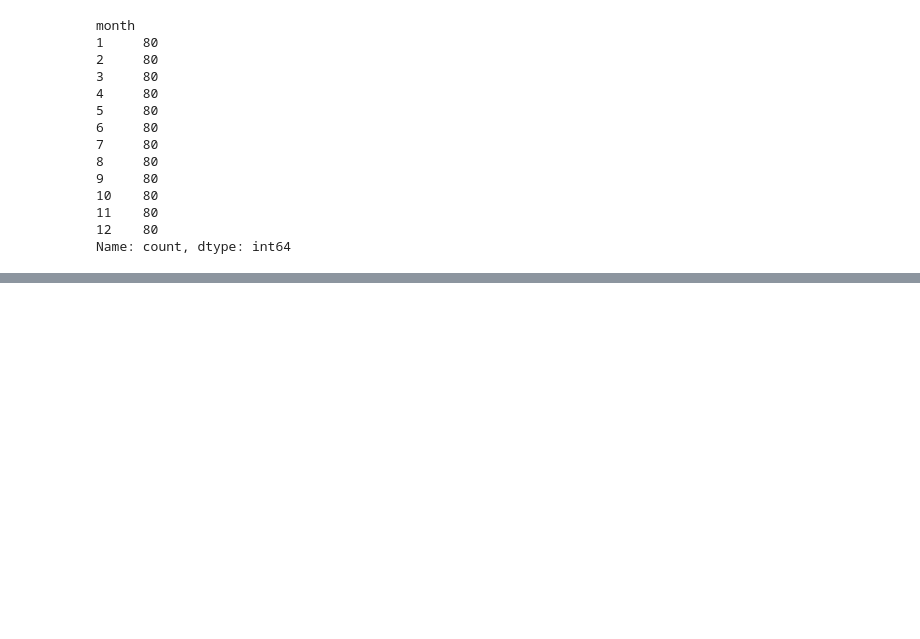
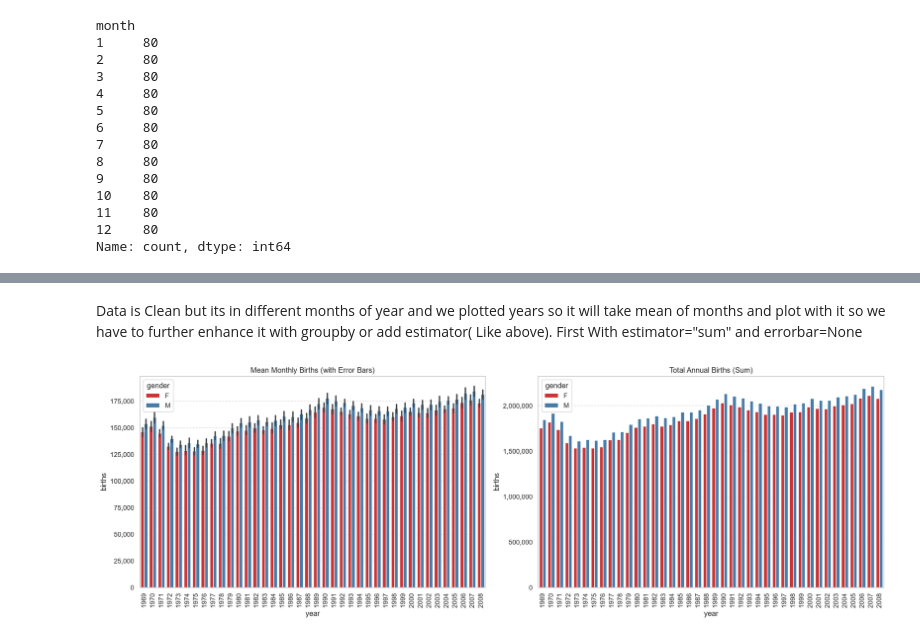
Before and after one commit to muneeb112233/Data_Analysis, a Jupyter notebook: Birth_Rate/Analysis.ipynb, the cells around one changed output, grey strips where cells are left out. Cells and saved outputs as stored; diff of their text form; code cells hidden in the pictures; blank space fills up the shorter version.

```diff
--- a/Birth_Rate/Analysis.ipynb
+++ b/Birth_Rate/Analysis.ipynb
@@ -262,0 +318,42 @@ plt.show()
+# %% [markdown]
+Data is Clean but its in different months of year and we plotted years so it will take mean of months and plot with it so we have to further enhance it with groupby or add estimator( Like above).
+First With estimator="sum" and errorbar=None
+# %%
+import matplotlib.ticker as ticker
+
+fig, axes = plt.subplots(1, 2, figsize=(18, 6))
+
+# --- LEFT SUBPLOT: Mean Monthly Births ---
+sns.barplot(
+    data=clean, x="year", y="births", hue="gender", palette="Set1", ax=axes[0]
+)
+axes[0].set_title("Mean Monthly Births (with Error Bars)", fontsize=12)
+axes[0].tick_params(axis="x", rotation=90)  # Rotates ticks on left plot
+axes[0].ticklabel_format(style="plain", axis="y")  # Removes scientific notation
+axes[0].yaxis.set_major_formatter(
+    ticker.StrMethodFormatter("{x:,.0f}")
+)  # Adds commas
+axes[0].set_axisbelow(True)  # Places grid lines behind bars
+axes[0].grid(
+    True, linestyle="--", alpha=0.6, axis="y"
+)
+# --- RIGHT SUBPLOT: Total Annual Births ---
+totals = clean.groupby(["year", "gender"], as_index=False)["births"].sum()
+sns.barplot(
+    data=totals, x="year", y="births", hue="gender", palette="Set1", ax=axes[1]
+)
+axes[1].set_title("Total Annual Births (Sum)", fontsize=12)
+axes[1].tick_params(axis="x", rotation=90)  # Rotates ticks on right plot
+axes[1].ticklabel_format(style="plain", axis="y")  # Removes scientific notation
+axes[1].yaxis.set_major_formatter(
+    ticker.StrMethodFormatter("{x:,.0f}")
+)  # Adds commas
+axes[1].set_axisbelow(True)  # Places grid lines behind bars
+axes[1].grid(
+    True, linestyle="--", alpha=0.6, axis="y"
+)
+# Prevent subplot title and axis label collisions
+plt.tight_layout()
+plt.show()
+# %% [output]
+[figure, added]
```
Also changed, not shown: parts of 24 cells of this notebook, 1 other file.
